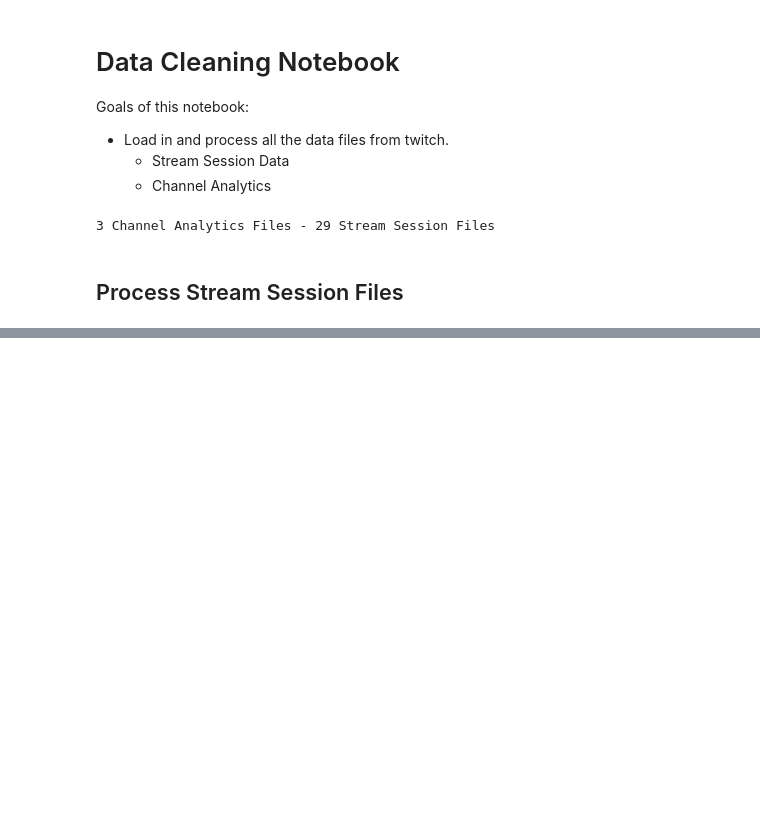
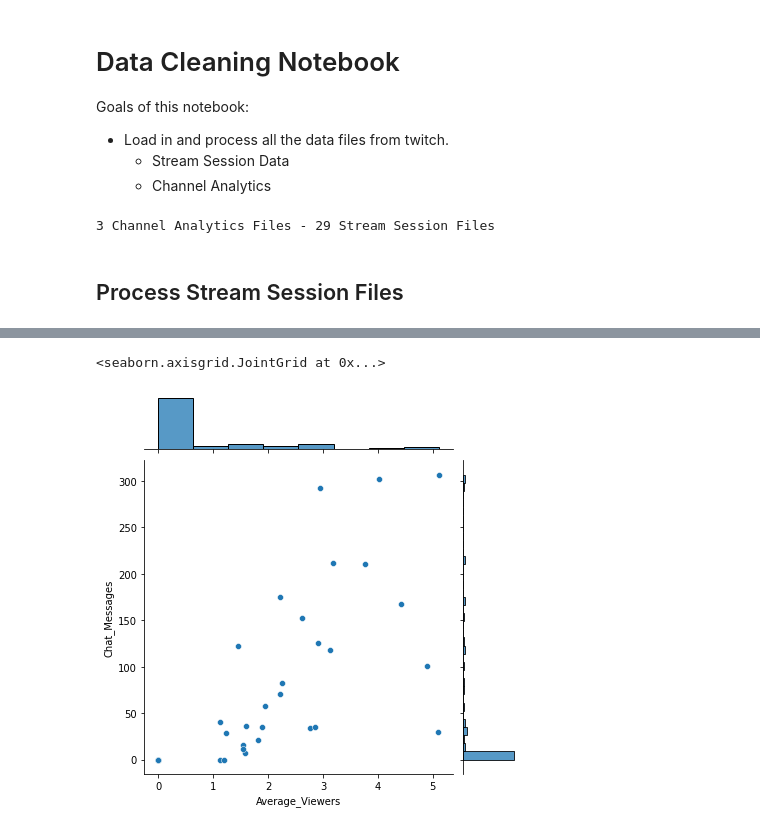
Before and after one commit to RobMulla/ms-twitch-stats, a Jupyter notebook: notebooks/001-Data_Cleaning.ipynb, the cells around one changed output, grey strips where cells are left out. Drawn from its saved outputs; the diff is of its cells as text; code cells hidden in the pictures; blank space fills up the shorter version.

```diff
--- a/notebooks/001-Data_Cleaning.ipynb
+++ b/notebooks/001-Data_Cleaning.ipynb
@@ -41,0 +52,6 @@ ss.head()
+# %%
+import seaborn as sns
+sns.jointplot(x='Average_Viewers', y='Chat_Messages', data=ca)
+# %% [output]
+<seaborn.axisgrid.JointGrid at 0x...>
+[figure, added]
```
Also changed, not shown: parts of 10 cells of this notebook.
